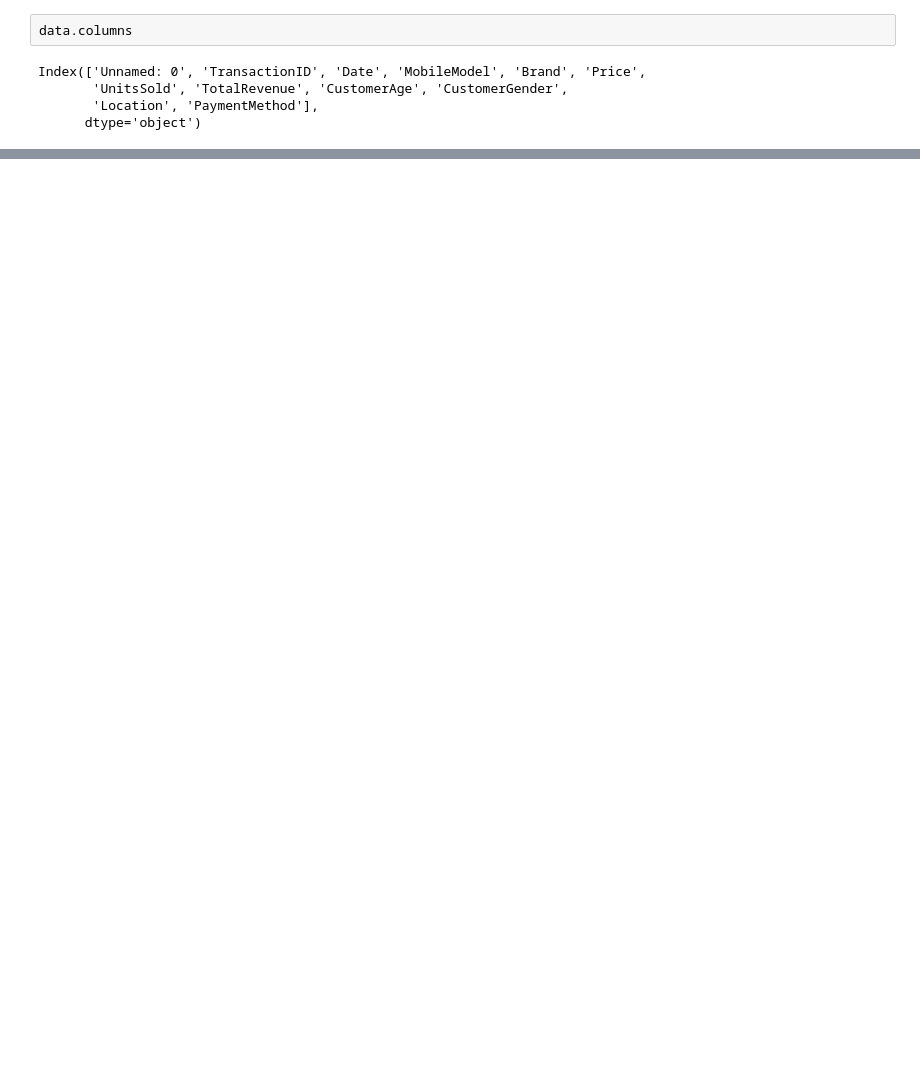
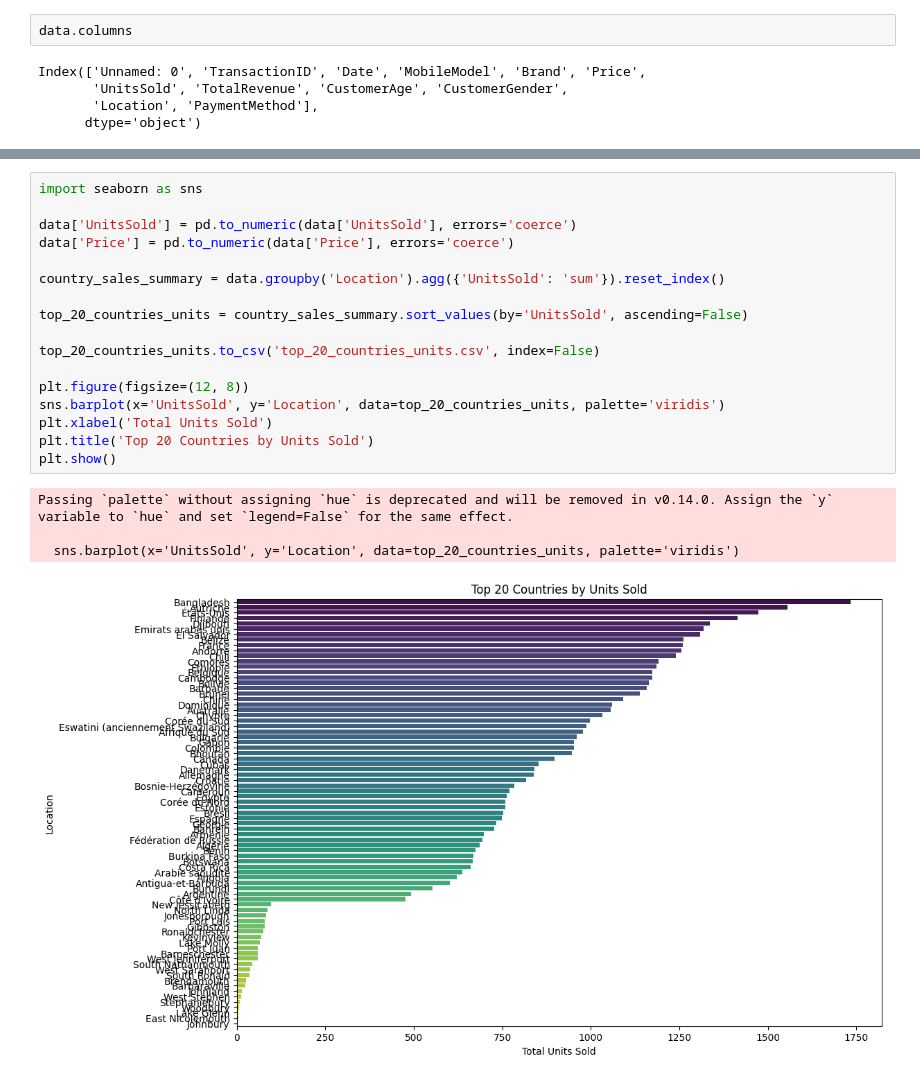
Before and after one commit to estebanbaigts/PulseMobile, a Jupyter notebook: analyse.ipynb, the cells around one changed output, grey strips where cells are left out. Drawn from its saved outputs; the diff is of its cells as text; blank space fills up the shorter version.

```diff
--- a/analyse.ipynb
+++ b/analyse.ipynb
@@ -163,0 +134,22 @@ KeyError: 'Gender'
+# %%
+import seaborn as sns
+
+data['UnitsSold'] = pd.to_numeric(data['UnitsSold'], errors='coerce')
+data['Price'] = pd.to_numeric(data['Price'], errors='coerce')
+
+country_sales_summary = data.groupby('Location').agg({'UnitsSold': 'sum'}).reset_index()
+
+top_20_countries_units = country_sales_summary.sort_values(by='UnitsSold', ascending=False)
+
+top_20_countries_units.to_csv('top_20_countries_units.csv', index=False)
+
+plt.figure(figsize=(12, 8))
+sns.barplot(x='UnitsSold', y='Location', data=top_20_countries_units, palette='viridis')
+plt.xlabel('Total Units Sold')
+plt.title('Top 20 Countries by Units Sold')
+plt.show()
+# %% [output]
+Passing `palette` without assigning `hue` is deprecated and will be removed in v0.14.0. Assign the `y` variable to `hue` and set `legend=False` for the same effect.
+
+  sns.barplot(x='UnitsSold', y='Location', data=top_20_countries_units, palette='viridis')
+[figure, added]
```
Also changed, not shown: parts of 10 cells of this notebook, 6 other files.
